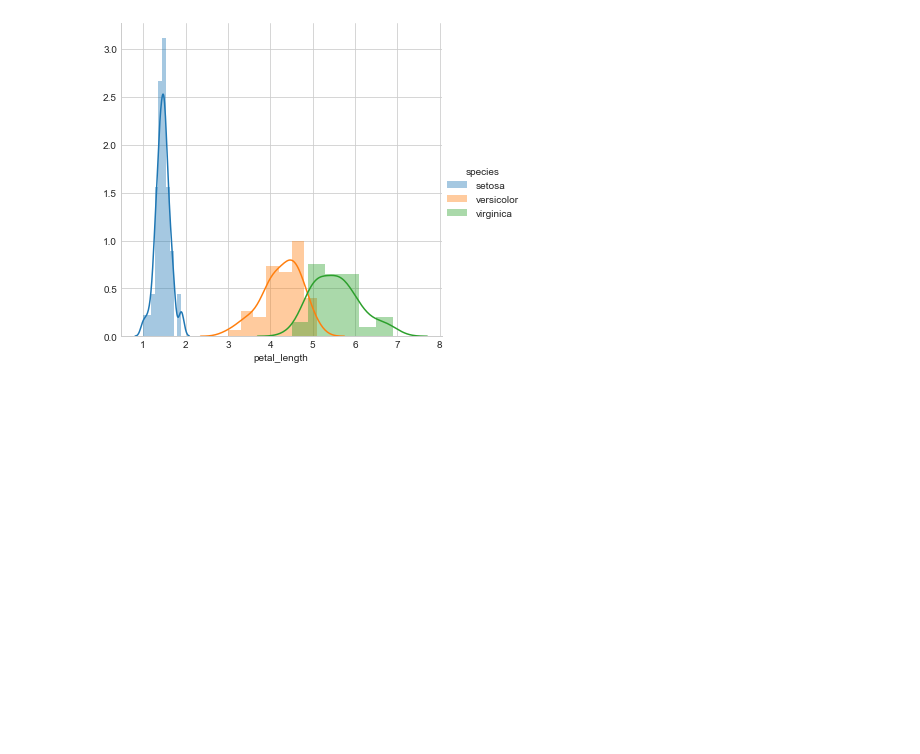
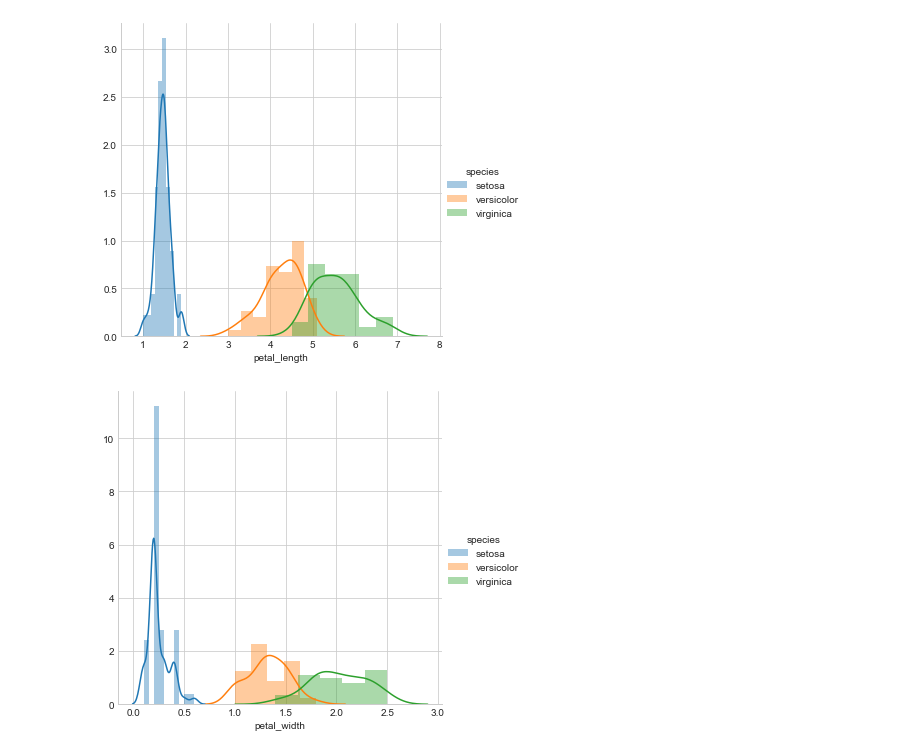
Before and after one commit to cherry-rd/exploratory-data-analysis, a Jupyter notebook: Exploratory Data Analysis - IRIS Dataset.ipynb, the cells around one changed output. Drawn from its saved outputs; the diff is of its cells as text; code cells hidden in the pictures; blank space fills up the shorter version.

```diff
--- a/Exploratory Data Analysis - IRIS Dataset.ipynb
+++ b/Exploratory Data Analysis - IRIS Dataset.ipynb
@@ -126,3 +126,10 @@ sns.FacetGrid(iris, hue='species', size=5) \
 plt.show()
 # %% [output]
 [figure]
+# %%
+sns.FacetGrid(iris, hue='species', size=5) \
+   .map(sns.distplot, 'petal_width') \
+   .add_legend()
+plt.show()
+# %% [output]
+[figure, added]
```
Also changed, not shown: parts of 2 cells of this notebook.
